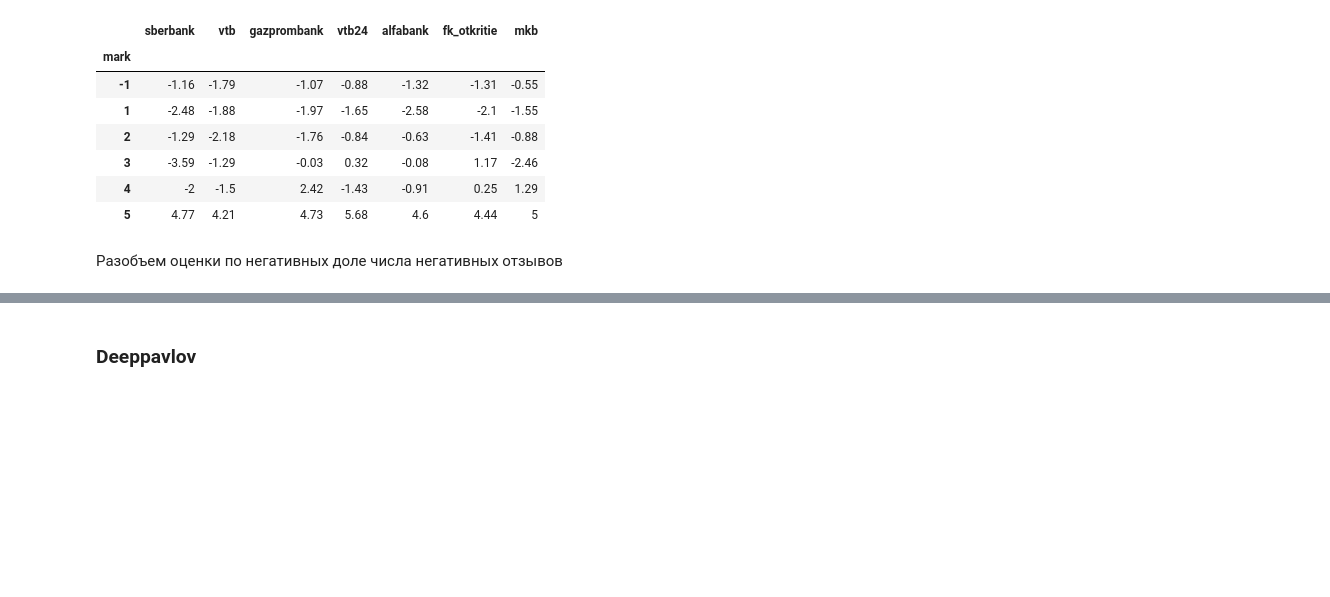
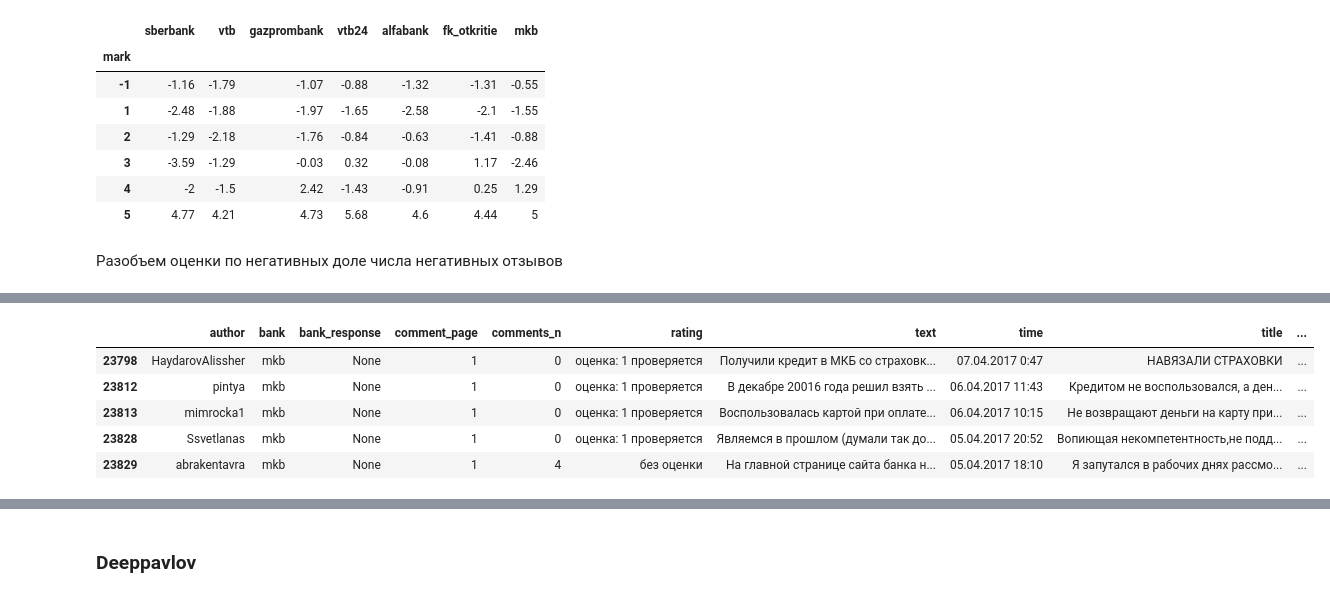
Before and after one commit to levchikm/TFS19_banki_ru_analytics, a Jupyter notebook: Banki_lda.ipynb, the cells around one changed output, grey strips where cells are left out. Drawn from its saved outputs; the diff is of its cells as text; code cells hidden in the pictures; blank space fills up the shorter version.

```diff
--- a/Banki_lda.ipynb
+++ b/Banki_lda.ipynb
@@ -612,0 +669,9 @@ print_replies_table('diff_abs')
+# %%
+replies['mkb'].head()
+# %% [output]
+|  | author | bank | bank_response | comment_page | comments_n | rating | text | time | title | ... |
+| 23798 | HaydarovAlissher | mkb | None | 1 | 0 | оценка: 1 проверяется | Получили кредит в МКБ со страховк... | 07.04.2017 0:47 | НАВЯЗАЛИ СТРАХОВКИ | ... |
+| 23812 | pintya | mkb | None | 1 | 0 | оценка: 1 проверяется | В декабре 20016 года решил взять ... | 06.04.2017 11:43 | Кредитом не воспользовался, а ден... | ... |
+| 23813 | mimrocka1 | mkb | None | 1 | 0 | оценка: 1 проверяется | Воспользовалась картой при оплате... | 06.04.2017 10:15 | Не возвращают деньги на карту при... | ... |
+| 23828 | Ssvetlanas | mkb | None | 1 | 0 | оценка: 1 проверяется | Являемся в прошлом (думали так до... | 05.04.2017 20:52 | Вопиющая некомпетентность,не подд... | ... |
+| 23829 | abrakentavra | mkb | None | 1 | 4 | без оценки | На главной странице сайта банка н... | 05.04.2017 18:10 | Я запутался в рабочих днях рассмо... | ... |
```
Also changed, not shown: parts of 13 cells of this notebook.
